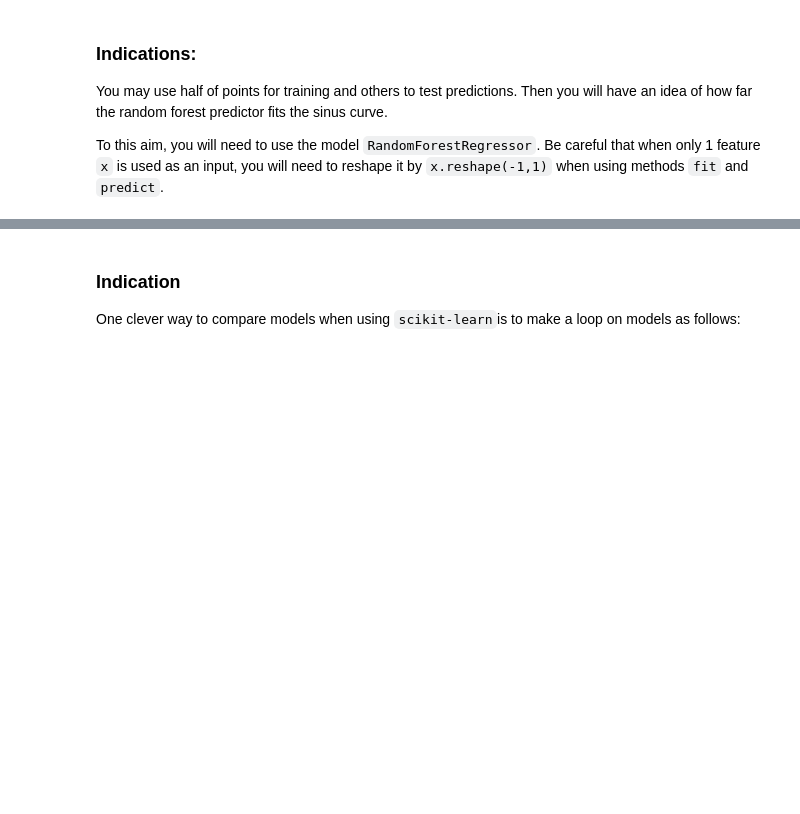
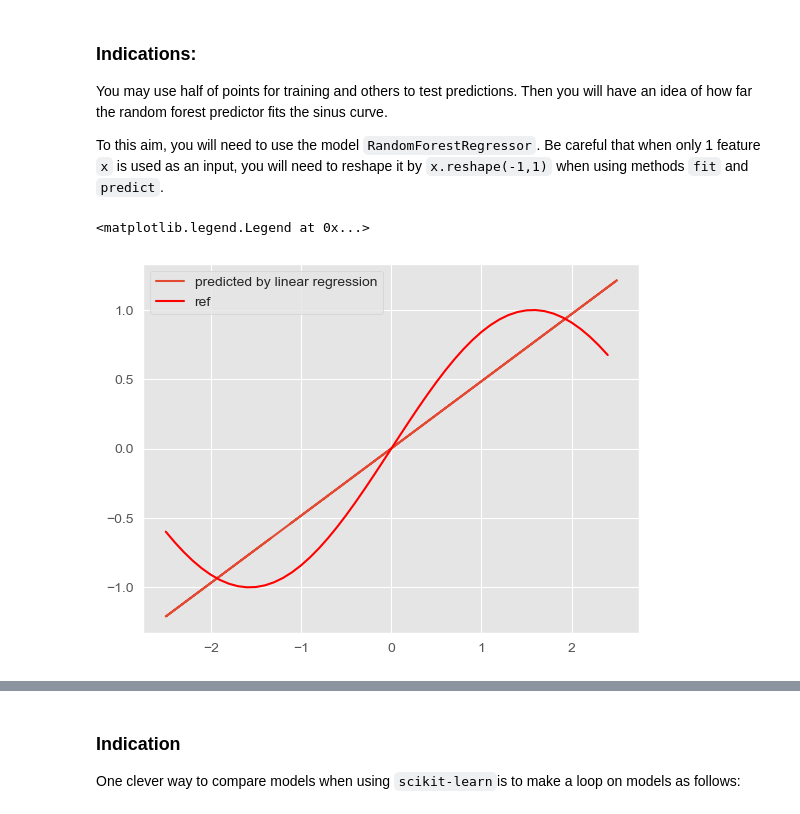
Before and after one commit to VictorCilleros/ML, a Jupyter notebook: TP4_decision_trees/TP4_decision_trees.ipynb, the cells around one changed output, grey strips where cells are left out. Cells and saved outputs as stored; diff of their text form; code cells hidden in the pictures; blank space fills up the shorter version.

```diff
--- a/TP4_decision_trees/TP4_decision_trees.ipynb
+++ b/TP4_decision_trees/TP4_decision_trees.ipynb
@@ -548,0 +608,16 @@ from sklearn.linear_model import LinearRegression
+# %%
+from sklearn.linear_model import LinearRegression
+from sklearn.model_selection import train_test_split
+df_sin = pd.DataFrame({'x':x,'f(x)':y})
+df_train,df_test = train_test_split(df_sin, test_size=0.33, random_state=42)
+# %%
+reg = LinearRegression().fit(df_train['x'].values.reshape(-1, 1), df_train['f(x)'].values.reshape(-1, 1))
+score_reg = reg.score(df_test['x'].values.reshape(-1, 1), df_test['f(x)'].values.reshape(-1, 1))
+# %%
+plt.figure()
+plt.plot(df_test['x'].values.reshape(-1, 1),reg.predict(df_test['x'].values.reshape(-1, 1)),label='predicted by linear regression')
+plt.plot(np.arange(-2.5,2.5,0.1),np.sin(np.arange(-2.5,2.5,0.1)),'r-',label='ref')
+plt.legend()
+# %% [output]
+<matplotlib.legend.Legend at 0x...>
+[figure, added]
```
Also changed, not shown: parts of 43 cells of this notebook.
